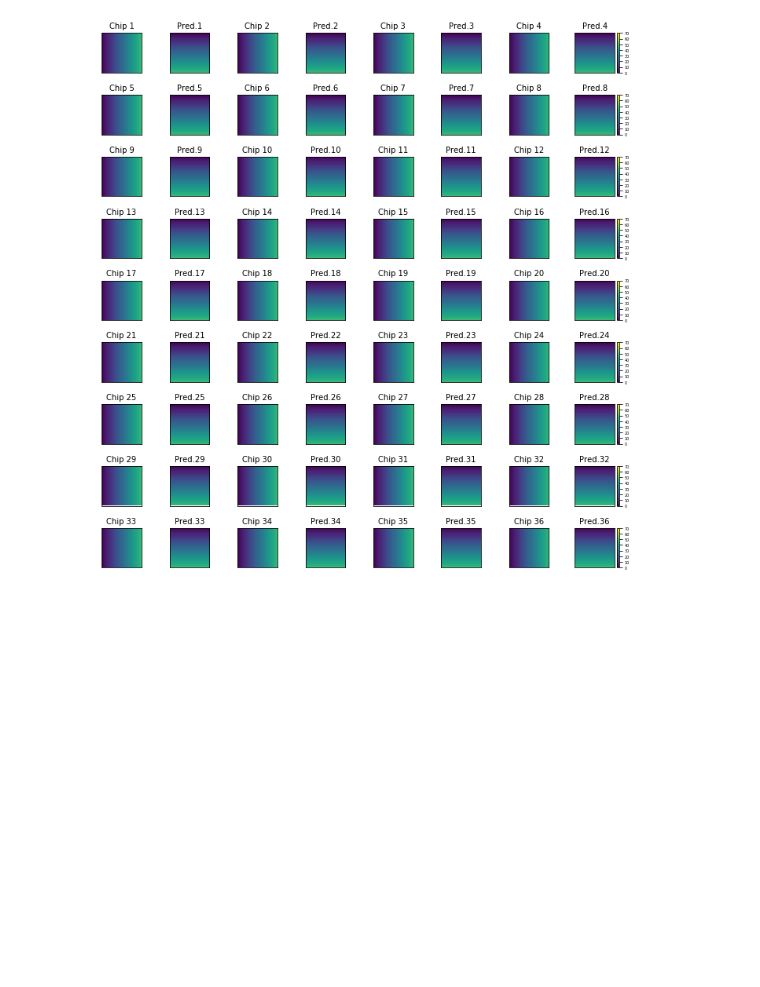
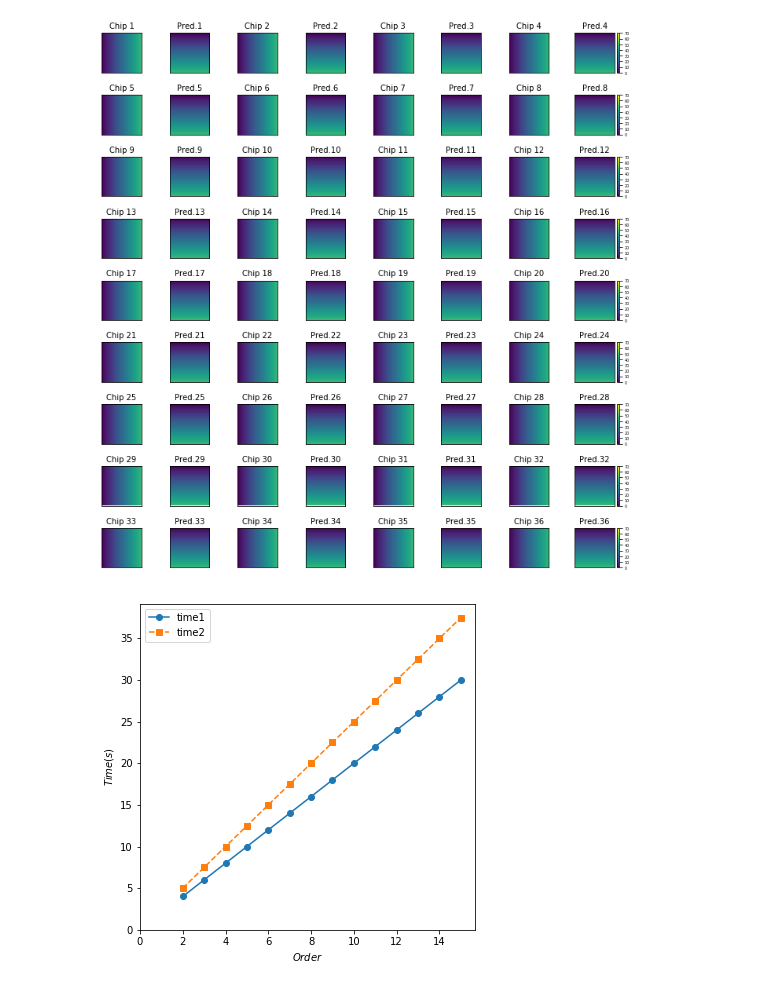
Before and after one commit to liuwenhaha/astro-physics-research, a Jupyter notebook: Coding.ipynb, the cells around one changed output. Cells and saved outputs as stored; diff of their text form; code cells hidden in the pictures; blank space fills up the shorter version.

```diff
--- a/Coding.ipynb
+++ b/Coding.ipynb
@@ -435,3 +436,23 @@ fig.tight_layout()
 plt.show()
 # %% [output]
 [figure]
+# %%
+import matplotlib.pyplot as plt
+from numpy.random import random
+
+plt.rcParams["figure.figsize"] = [7,7]
+plt.figure(figsize=(6,6))
+order = np.arange(2,16)
+time1 = order*2
+time2 = order*2.5
+plt.plot(order, time1, '-o', label='time1')
+plt.plot(order, time2, '--s', label='time2')
+plt.ylim(ymin=0)
+plt.xlim(xmin=0)
+plt.xlabel(r'$Order$')
+plt.ylabel(r'$Time (s)$')
+# plt.ylabel(r'$Time (s)$', fontsize=18)
+plt.legend()
+plt.show()
+# %% [output]
+[figure, added]
```
Also changed, not shown: parts of 4 cells of this notebook, 12 other files.
